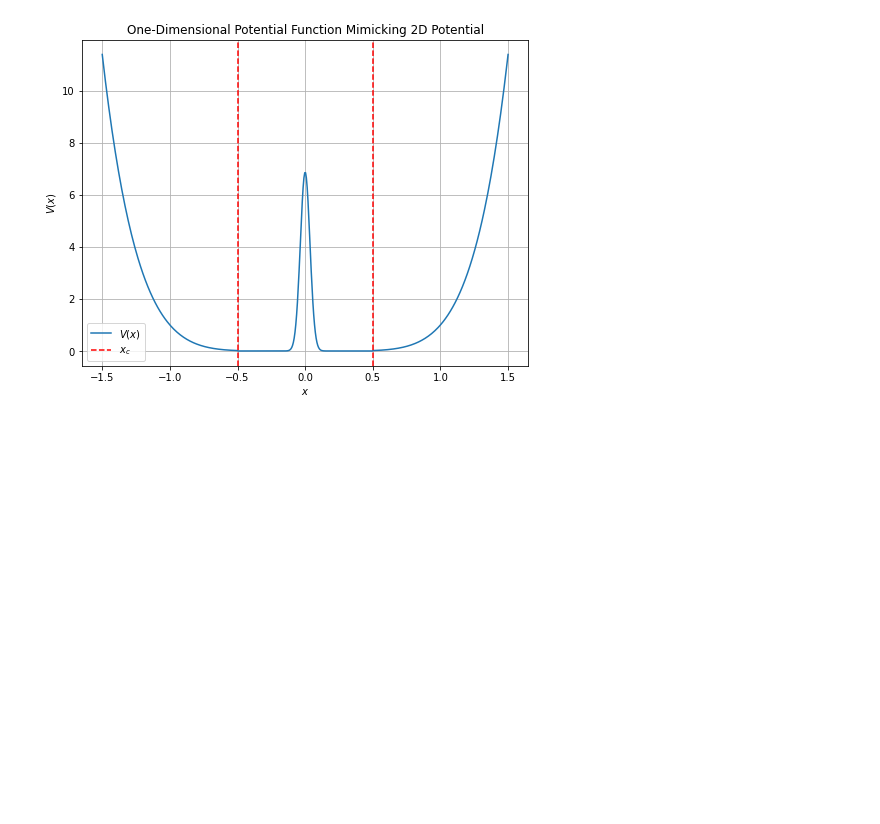
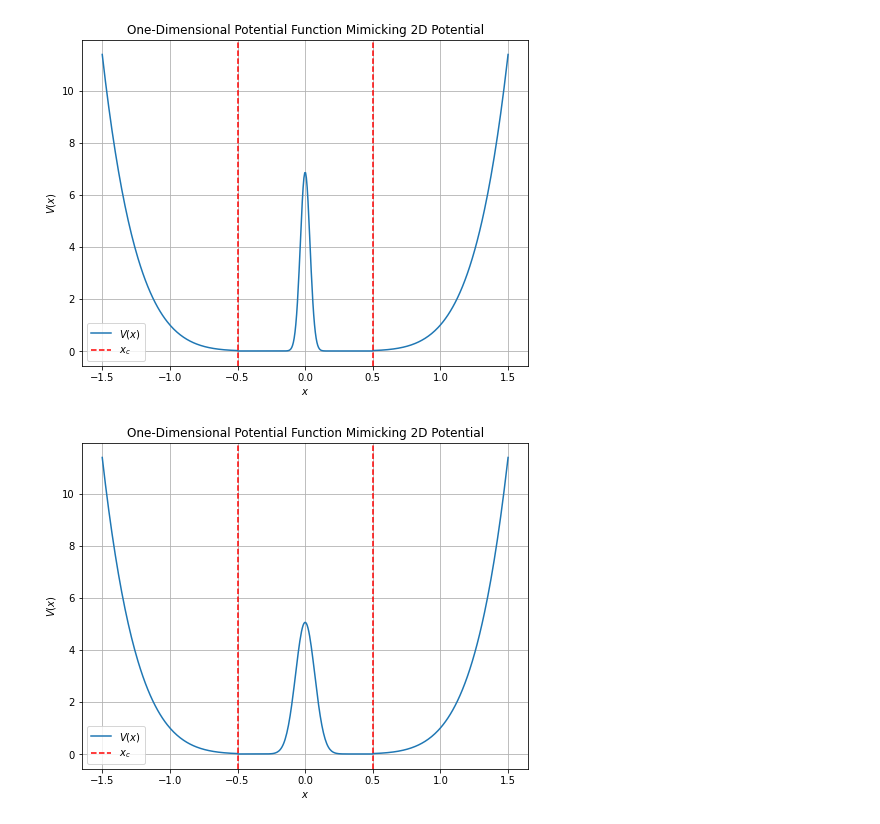
Before and after one commit to grarchana/bdld, a Jupyter notebook: trial/1d_2dpotential/1Dpotential_mimic(2Dpotential).ipynb, the cells around one changed output. Saved outputs shown, nothing was run; the diff lists cells and outputs as text; code cells hidden in the pictures; blank space fills up the shorter version.

```diff
--- a/trial/1d_2dpotential/1Dpotential_mimic(2Dpotential).ipynb
+++ b/trial/1d_2dpotential/1Dpotential_mimic(2Dpotential).ipynb
@@ -206,3 +206,61 @@ plt.savefig('1D_2d_a7.png', dpi=300, bbox_inches='tight', facecolor='white')
 plt.show()
 # %% [output]
 [figure]
+# %%
+import numpy as np
+import matplotlib.pyplot as plt
+
+# Parameters
+sigma = 0.1  # Width of the barrier; smaller sigma makes the hump narrower and taller
+y0 = 0.1      # Fixed y value, corresponding to the 2D potential's y parameter
+A = 8.00      # Amplitude of the middle hump; reduced A to lower the hump height
+a = 1.0       # Scaling factor for the potential function
+x_c = 0.5     # Critical point defining the boundary between the inside and outside regions of the barrier
+
+# 1D Potential Function with a reduced middle hump
+def V(x, sigma=sigma, y0=y0, A=A, a=a, x_c=x_c):
+    """
+    Computes the 1D potential function mimicking the 2D entropic double-well potential.
+
+    Parameters:
+    - x: The position at which to evaluate the potential.
+    - sigma: The width of the barrier, controls the sharpness of the hump.
+    - y0: The y-parameter of the original 2D potential, kept constant here.
+    - A: Amplitude of the middle hump.
+    - a: Scaling factor for the potential.
+    - x_c: Critical value where the function transitions from inside to outside the barrier.
+
+    Returns:
+    - V(x): The potential value at position x.
+    """
+    if np.abs(x) > x_c:
+        # Outside the barrier region; the potential grows like x^6
+        return a * x**6
+    else:
+        # Inside the barrier region; use a Gaussian-like function to create the middle hump
+        return A * np.exp(-(x/sigma)**2) * (1 - np.exp(-(y0/sigma)**2))
+
+# Generate x values from -1.5 to 1.5, creating a grid of 500 points
+x_values = np.linspace(-1.5, 1.5, 500)
+
+# Evaluate the potential function at each x value
+V_values = [V(x) for x in x_values]
+
+# Plotting the potential function
+plt.figure(figsize=(8, 6))  # Set the figure size
+plt.plot(x_values, V_values, label=r'$V(x)$')  # Plot the potential with a label
+plt.xlabel(r'$x$')  # Label the x-axis
+plt.ylabel(r'$V(x)$')  # Label the y-axis
+plt.title('One-Dimensional Potential Function Mimicking 2D Potential')  # Title of the plot
+plt.axvline(x_c, color='red', linestyle='--', label=r'$x_c$')  # Draw a vertical line at x_c
+plt.axvline(-x_c, color='red', linestyle='--')  # Draw a vertical line at -x_c
+plt.legend()  # Show the legend
+plt.grid(True)  # Enable grid for better readability
+
+# Save the figure with a white background
+plt.savefig('1D_2d_width_o1_a8.png', dpi=300, bbox_inches='tight', facecolor='white')
+
+# Display the plot
+plt.show()
+# %% [output]
+[figure, added]
```
Also changed, not shown: 55 other files.
